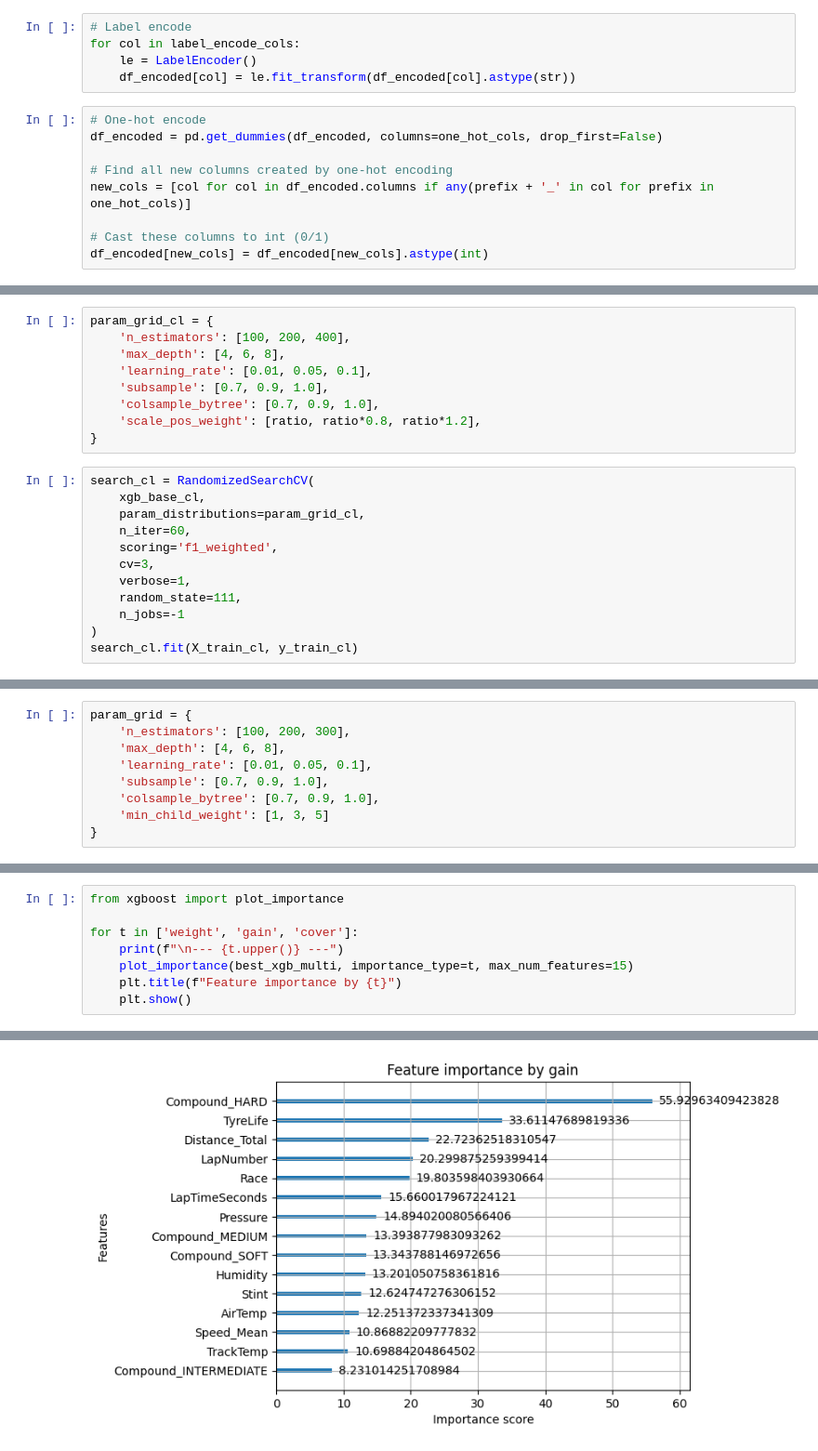
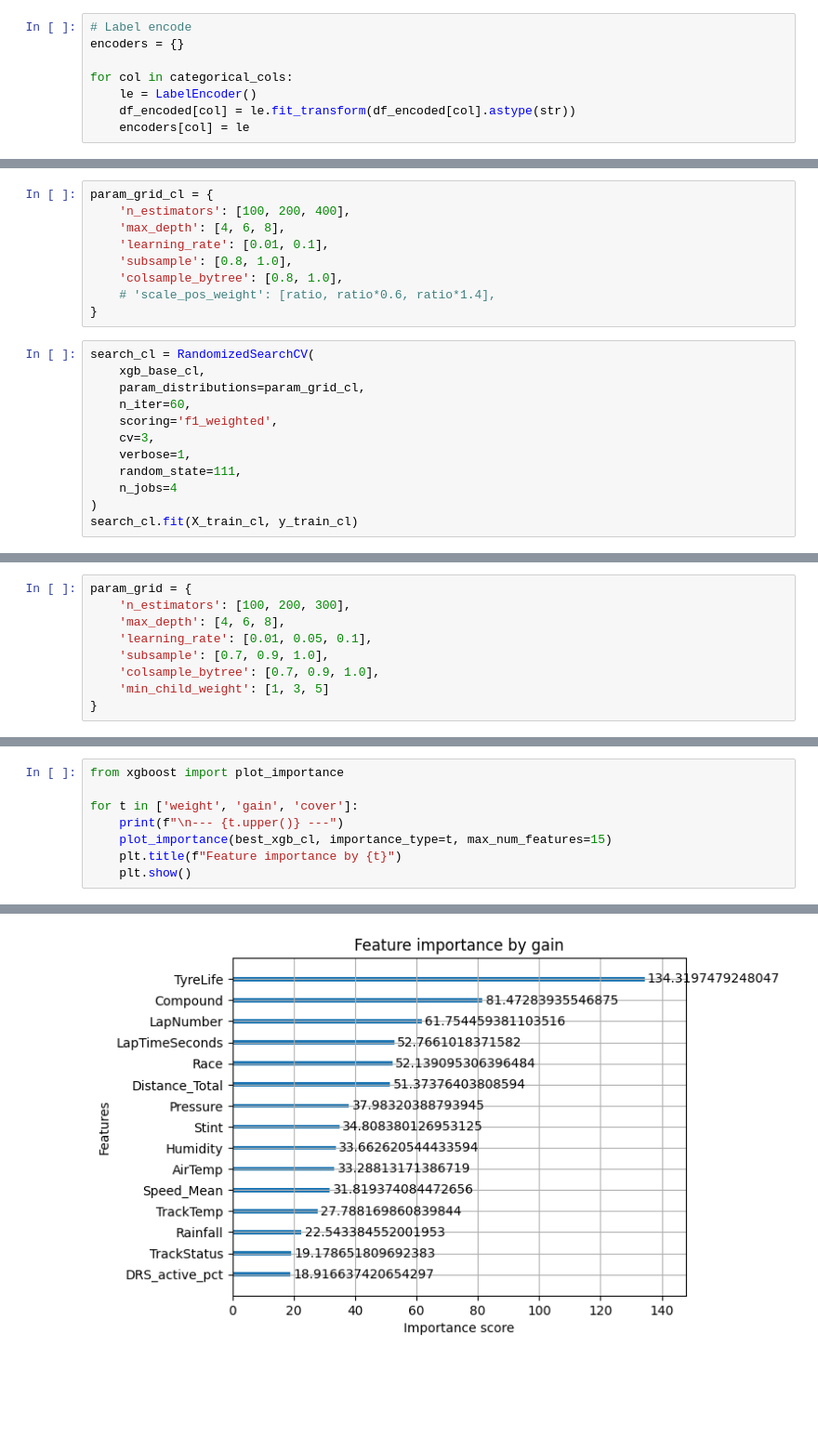
Before and after one commit to ashton-cho/tyre-deg, a Jupyter notebook: pitstop_prediction.ipynb, the cells around one changed output, grey strips where cells are left out. Shown at 93% size. Saved outputs shown, nothing was run; the diff lists cells and outputs as text; blank space fills up the shorter version.

```diff
--- a/pitstop_prediction.ipynb
+++ b/pitstop_prediction.ipynb
@@ -70,18 +69,12 @@ df_encoded['WindDir_cos'] = np.cos(np.deg2rad(df_encoded['WindDirection']))
 df_encoded = df_encoded.drop(columns=['WindDirection'])
 # %%
 # Label encode
-for col in label_encode_cols:
+encoders = {}
+
+for col in categorical_cols:
     le = LabelEncoder()
     df_encoded[col] = le.fit_transform(df_encoded[col].astype(str))
+    encoders[col] = le
-# %%
-# One-hot encode
-df_encoded = pd.get_dummies(df_encoded, columns=one_hot_cols, drop_first=False)
-
-# Find all new columns created by one-hot encoding
-new_cols = [col for col in df_encoded.columns if any(prefix + '_' in col for prefix in one_hot_cols)]
-
-# Cast these columns to int (0/1)
-df_encoded[new_cols] = df_encoded[new_cols].astype(int)
 # %%
 df_encoded.columns
 # %% [output]
@@ -454,10 +445,10 @@ np.float64(3.123169983343561)
 param_grid_cl = {
     'n_estimators': [100, 200, 400],
     'max_depth': [4, 6, 8],
-    'learning_rate': [0.01, 0.05, 0.1],
-    'subsample': [0.7, 0.9, 1.0],
-    'colsample_bytree': [0.7, 0.9, 1.0],
-    'scale_pos_weight': [ratio, ratio*0.8, ratio*1.2],
+    'learning_rate': [0.01, 0.1],
+    'subsample': [0.8, 1.0],
+    'colsample_bytree': [0.8, 1.0],
+    # 'scale_pos_weight': [ratio, ratio*0.6, ratio*1.4],
 }
 # %%
 search_cl = RandomizedSearchCV(
@@ -468,7 +459,7 @@ search_cl = RandomizedSearchCV(
     cv=3,
     verbose=1,
     random_state=111,
-    n_jobs=-1
+    n_jobs=4
 )
 search_cl.fit(X_train_cl, y_train_cl)
 # %% [output]
@@ -673,7 +666,7 @@ from xgboost import plot_importance
 
 for t in ['weight', 'gain', 'cover']:
     print(f"\n--- {t.upper()} ---")
-    plot_importance(best_xgb_multi, importance_type=t, max_num_features=15)
+    plot_importance(best_xgb_cl, importance_type=t, max_num_features=15)
     plt.title(f"Feature importance by {t}")
     plt.show()
 # %% [output]
@@ -682,3 +675,3 @@ for t in ['weight', 'gain', 'cover']:
 --- GAIN ---
-[figure, old version]
+[figure, new version]
 --- COVER ---
```
Also changed, not shown: parts of 36 cells of this notebook, 2 other files.
